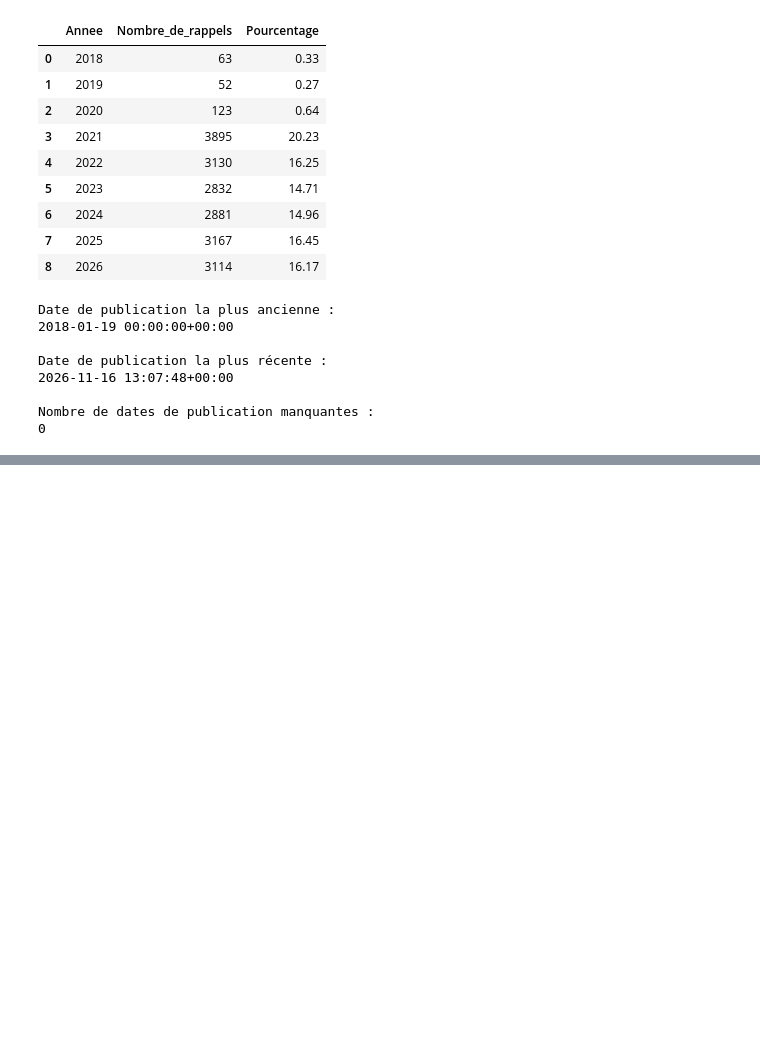
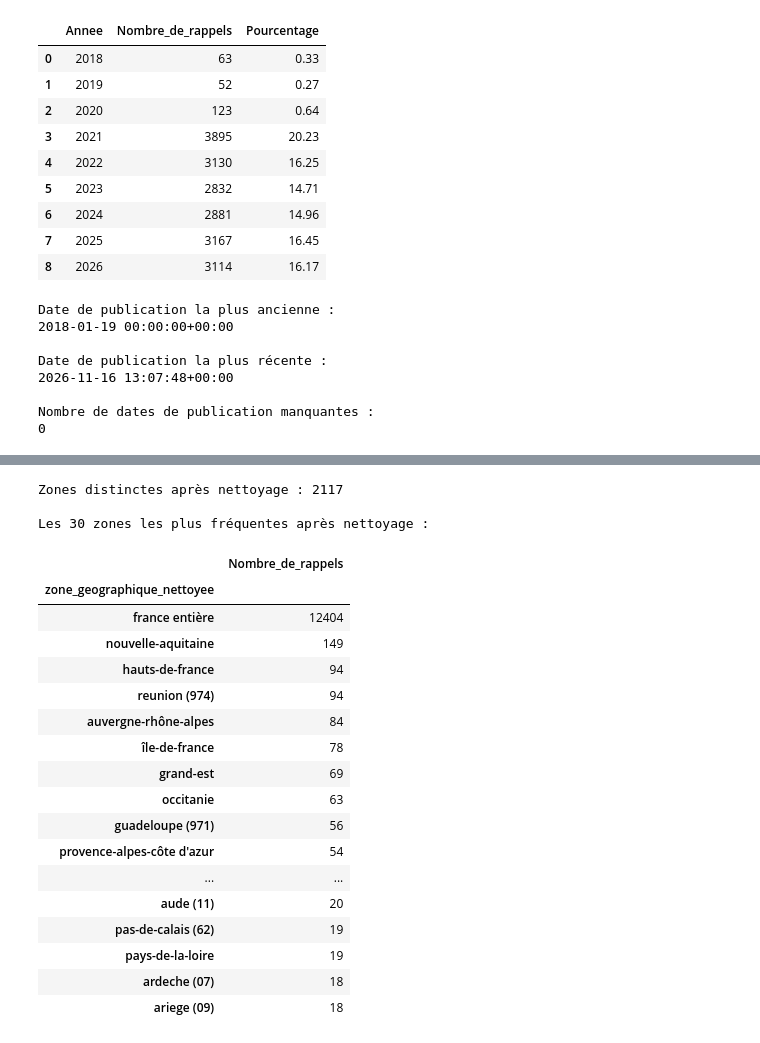
Before and after one commit to Kate-Parker/data_m2, a Jupyter notebook: notebook/nettoyage_donnees.ipynb, the cells around one changed output, grey strips where cells are left out. Cells and saved outputs as stored; diff of their text form; code cells hidden in the pictures; blank space fills up the shorter version.

```diff
--- a/notebook/nettoyage_donnees.ipynb
+++ b/notebook/nettoyage_donnees.ipynb
@@ -514,0 +555,63 @@ Nombre de dates de publication manquantes :
+# %%
+
+import unicodedata
+import re
+
+# Fonction de nettoyage textuel
+def nettoyer_zone(valeur):
+
+    if pd.isna(valeur):
+        return valeur
+
+    valeur = str(valeur).strip().lower()
+
+    # Harmoniser les caractères Unicode
+    valeur = unicodedata.normalize("NFKC", valeur)
+
+    # Supprimer les espaces superflus
+    valeur = re.sub(r"\s+", " ", valeur)
+
+    return valeur
+
+
+# Création de la variable géographique nettoyée
+df["zone_geographique_nettoyee"] = (
+    df["zone_geographique_de_vente"].apply(nettoyer_zone)
+)
+
+# Vérification
+print(
+    "Zones distinctes après nettoyage :",
+    df["zone_geographique_nettoyee"].nunique()
+)
+
+print("\nLes 30 zones les plus fréquentes après nettoyage :")
+
+display(
+    df["zone_geographique_nettoyee"]
+    .value_counts()
+    .head(30)
+    .to_frame(name="Nombre_de_rappels")
+)
+# %% [output]
+Zones distinctes après nettoyage : 2117
+
+Les 30 zones les plus fréquentes après nettoyage :
+|  | Nombre_de_rappels |
+| zone_geographique_nettoyee |  |
+| france entière | 12404 |
+| nouvelle-aquitaine | 149 |
+| hauts-de-france | 94 |
+| reunion (974) | 94 |
+| auvergne-rhône-alpes | 84 |
+| île-de-france | 78 |
+| grand-est | 69 |
+| occitanie | 63 |
+| guadeloupe (971) | 56 |
+| provence-alpes-côte d'azur | 54 |
+| ... | ... |
+| aude (11) | 20 |
+| pas-de-calais (62) | 19 |
+| pays-de-la-loire | 19 |
+| ardeche (07) | 18 |
+| ariege (09) | 18 |
```
Also changed, not shown: parts of 5 cells of this notebook, 1 other file.
